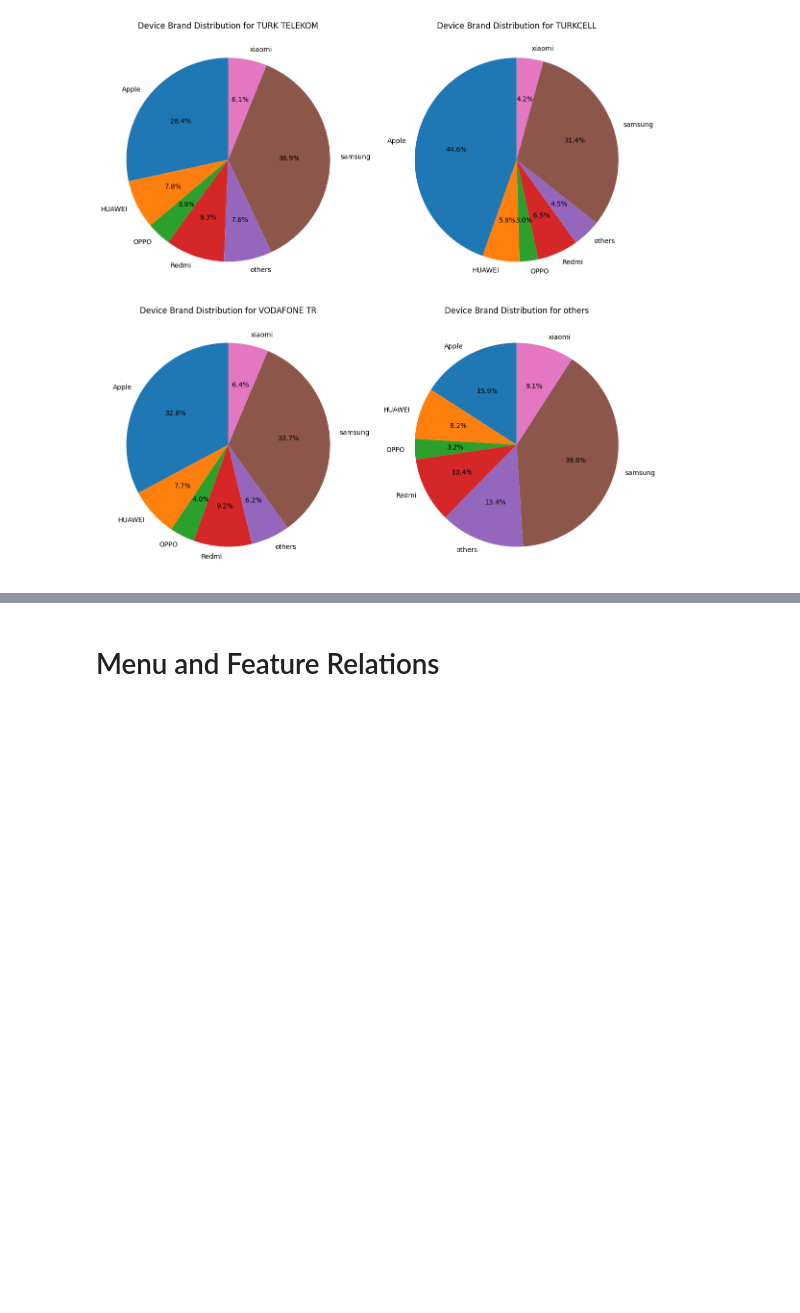
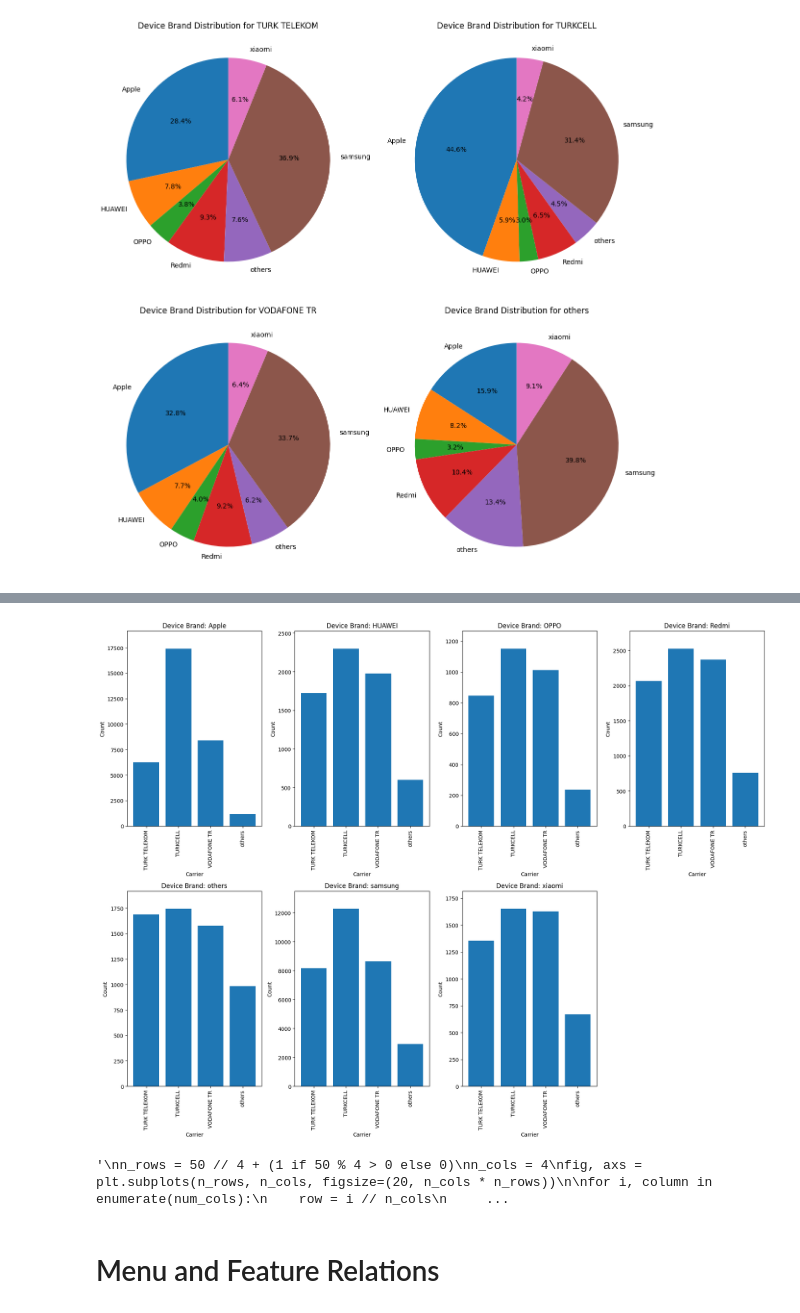
Before and after one commit to yuuIind/is-bankasi-ML-challenge-5, a Jupyter notebook: data_eda.ipynb, the cells around one changed output, grey strips where cells are left out. Cells and saved outputs as stored; diff of their text form; code cells hidden in the pictures; blank space fills up the shorter version.

```diff
--- a/data_eda.ipynb
+++ b/data_eda.ipynb
@@ -333,3 +386,65 @@ plt.show()
+# %%
+grouped = train_df.groupby(['devicebrand', 'carrier']).size().reset_index(name='count')
+
+pivot = grouped.pivot(index='devicebrand', columns='carrier', values='count')
+
+device_brands = pivot.index
+carriers = pivot.columns
+
+num_rows = 2
+num_cols = 4
+
+fig, axes = plt.subplots(nrows=num_rows, ncols=num_cols, figsize=(18, 14))
+
+for i, brand in enumerate(device_brands):
+    row = i // num_cols
+    col = i % num_cols
+    ax = axes[row, col]
+
+    # Get the carriers and their corresponding counts for the current device brand
+    counts = pivot.loc[brand].tolist()
+
+    # Create a bar chart for the current device brand
+    ax.bar(carriers, counts)
+    ax.set_xlabel('Carrier')
+    ax.set_ylabel('Count')
+    ax.set_title(f'Device Brand: {brand}')
+
+    # Rotate x-axis labels for better visibility
+    ax.set_xticklabels(carriers, rotation=90)
+
+    # Adjust y-axis limits to avoid truncation of bars
+    ax.set_ylim(0, max(counts) * 1.1)
+
+# Remove empty subplots if there are fewer than 4 device brands
+if len(device_brands) < num_rows * num_cols:
+    for i in range(len(device_brands), num_rows * num_cols):
+        fig.delaxes(axes[i // num_cols, i % num_cols])
+
+plt.tight_layout()
+plt.show()
+# %% [output]
+[figure, added]
+# %%
+"""
+n_rows = 50 // 4 + (1 if 50 % 4 > 0 else 0)
+n_cols = 4
+fig, axs = plt.subplots(n_rows, n_cols, figsize=(20, n_cols * n_rows))
+
+for i, column in enumerate(num_cols):
+    row = i // n_cols
+    col = i % n_cols
+    sns.histplot(train_df[column], kde=False, ax=axs[row, col])
+    axs[row, col].set_title(f"{column} Distribution")
+
+for i in range(len(num_cols), n_rows * n_cols):
+    fig.delaxes(axs.flatten()[i])
+
+plt.tight_layout()
+plt.show()
+"""
+# %% [output]
+'\nn_rows = 50 // 4 + (1 if 50 % 4 > 0 else 0)\nn_cols = 4\nfig, axs = plt.subplots(n_rows, n_cols, figsize=(20, n_cols * n_rows))\n\nfor i, column in enumerate(num_cols):\n    row = i // n_cols\n     ...
 # %% [markdown]
 # Menu and Feature Relations
 # %%
```
Also changed, not shown: parts of 9 cells of this notebook.
